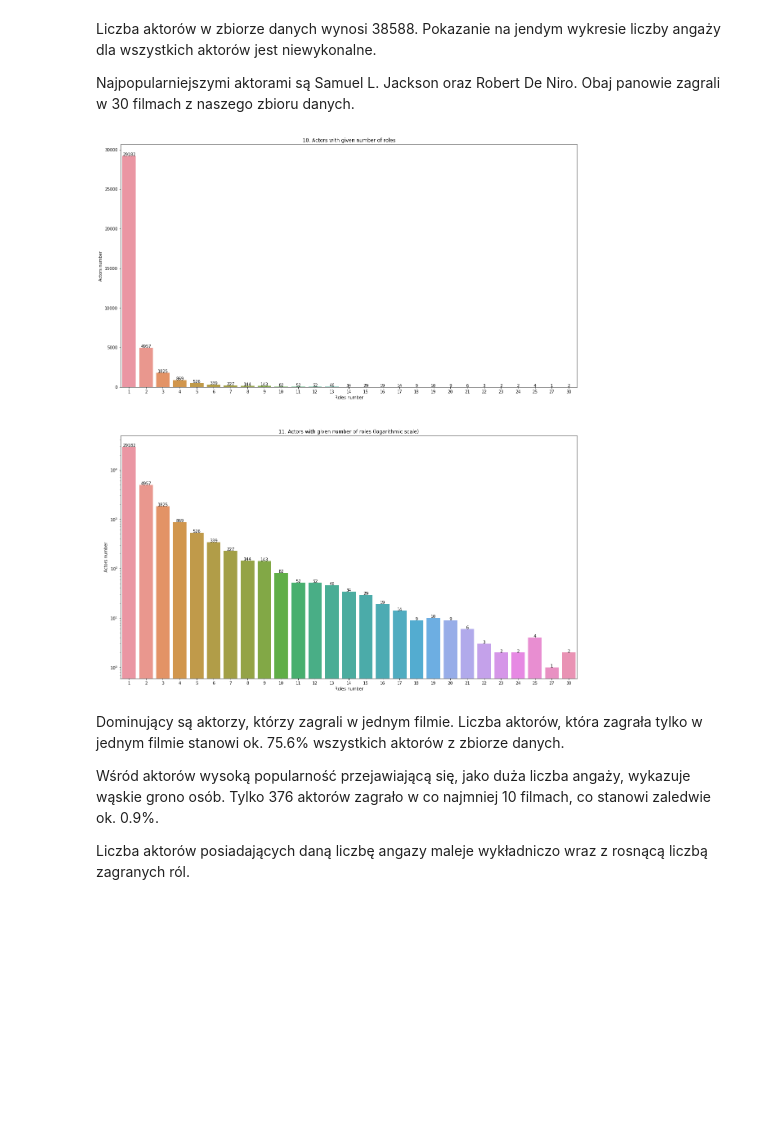
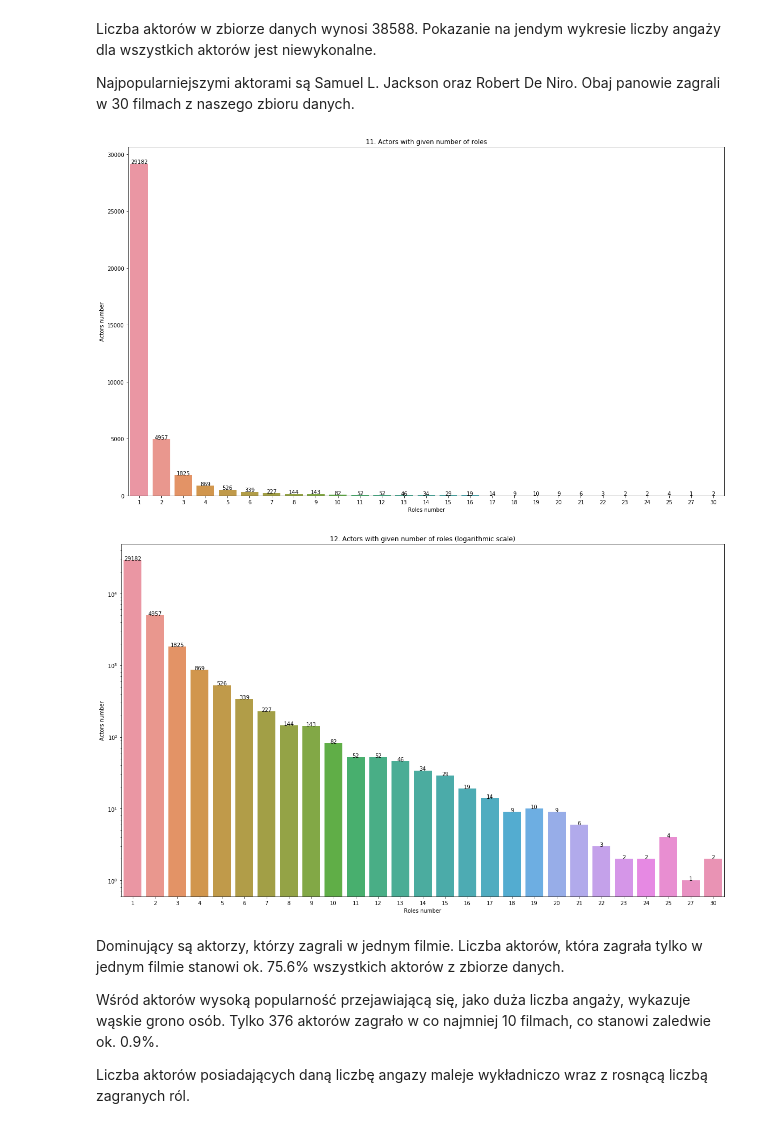
Before and after one commit to kamildoleglo/data-mining-box-office, a Jupyter notebook: TracPlots.ipynb, the cells around one changed output. Drawn from its saved outputs; the diff is of its cells as text; code cells hidden in the pictures; blank space fills up the shorter version.

```diff
--- a/TracPlots.ipynb
+++ b/TracPlots.ipynb
@@ -231,32 +231,36 @@ Najpopularniejszymi aktorami są Samuel L. Jackson oraz Robert De Niro. Obaj pan
 # %%
 # number of actors with concrette role number
 actorMovieDataset = dataset_original[['id','cast']].copy()
 actorMovieDataset['cast'] = actorMovieDataset['cast'].apply(lambda x: {} if pd.isna(x) else [x.get('name') for x in ast.literal_eval(x)])
 actorMovieDataset = actorMovieDataset.explode('cast').reset_index(drop=True)
 actorMovieDataset = actorMovieDataset.groupby(['cast']).size().reset_index(name='count').sort_values('count', ascending=False)
 actorMovieRolesDataset = actorMovieDataset.groupby(['count']).size().reset_index(name='actors_with_given_role_number')
 x = actorMovieRolesDataset['count']
 y = actorMovieRolesDataset['actors_with_given_role_number']
 
-plt.figure(figsize=(20,24))
-plt.subplot(2,1,1)
+plt.figure(figsize=(20,12))
+#plt.subplot(2,1,1)
 snbp = sns.barplot(x='count',y='actors_with_given_role_number',data=actorMovieRolesDataset)
 show_values_on_bars(snbp, "v", 0.5)
-plt.title("10. Actors with given number of roles")
+plt.title("11. Actors with given number of roles")
 plt.xlabel("Roles number")
 plt.ylabel("Actors number")
-
-plt.subplot(2,1,2)
-snbp = sns.barplot(x='count',y='actors_with_given_role_number',data=actorMovieRolesDataset)
-show_values_on_bars(snbp, "v", 0.5)
-snbp.set_yscale('log')
-plt.title("11. Actors with given number of roles (logarithmic scale)")
-plt.xlabel("Roles number")
-plt.ylabel("Actors number")
-
 plt.show()
 # %% [output]
-[figure, old version]
+[figure, new version]
+# %%
+plt.figure(figsize=(20,12))
+#plt.subplot(2,1,2)
+snbp = sns.barplot(x='count',y='actors_with_given_role_number',data=actorMovieRolesDataset)
+show_values_on_bars(snbp, "v", 0.5)
+snbp.set_yscale('log')
+plt.title("12. Actors with given number of roles (logarithmic scale)")
+plt.xlabel("Roles number")
+plt.ylabel("Actors number")
+
+plt.show()
+# %% [output]
+[figure, added]
 # %% [markdown]
 Dominujący są aktorzy, którzy zagrali w jednym filmie. Liczba aktorów, która zagrała tylko w jednym filmie stanowi ok. 75.6% wszystkich aktorów z zbiorze danych.
 
```
Also changed, not shown: parts of 3 cells of this notebook.
